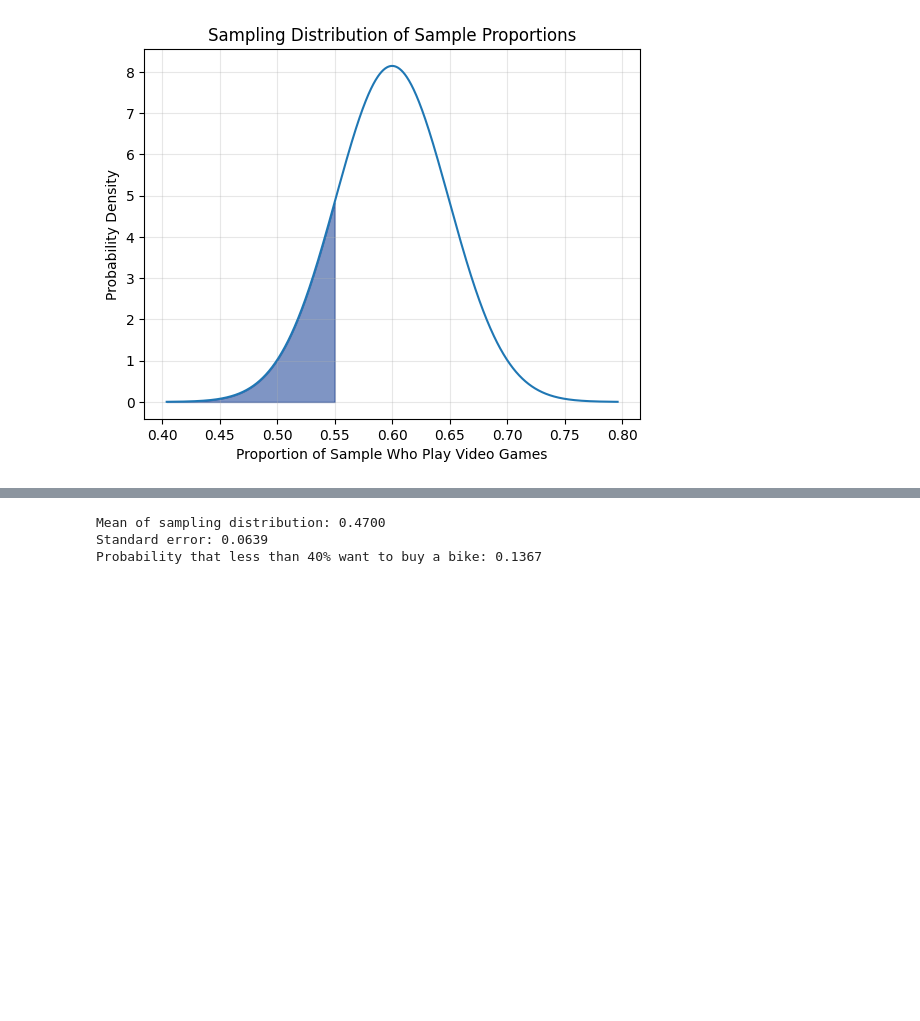
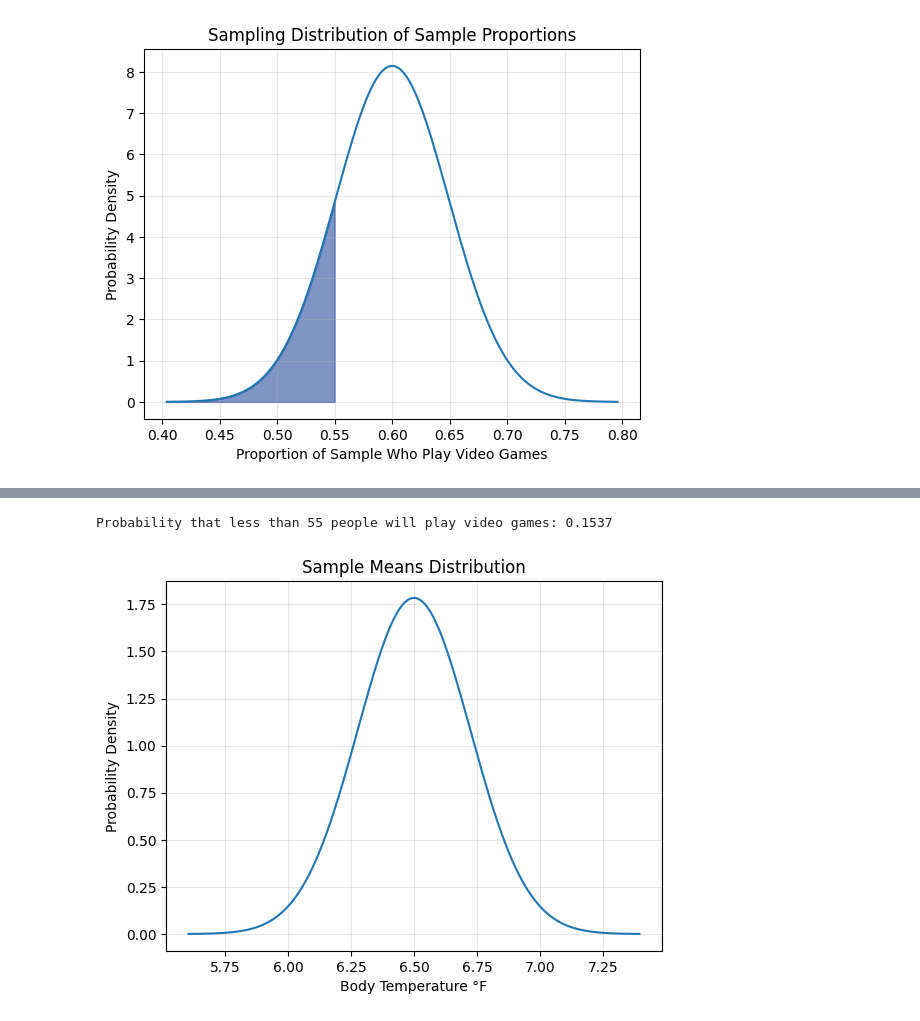
Before and after one commit to thomasnield/manning_grokking_statistics, a Jupyter notebook: ch5/ch5.ipynb, the cells around one changed output, grey strips where cells are left out. Saved outputs shown, nothing was run; the diff lists cells and outputs as text; code cells hidden in the pictures; blank space fills up the shorter version.

```diff
--- a/ch5/ch5.ipynb
+++ b/ch5/ch5.ipynb
@@ -273,26 +287,53 @@ Probability that less than 40% want to buy a bike: 0.1367
-# %%
-import scipy.stats as stats
-import numpy as np
-
-# Parameters
-p = 0.47  # Population proportion (47% want to buy a bike)
-n = 61    # Sample size
-p_hat = 0.40  # Threshold proportion (40%)
-
-# Calculate mean and standard error
-mu = p
-se = np.sqrt(p * (1 - p) / n)
-
-# Create normal distribution with mean=mu and std=se
-norm_dist = stats.norm(loc=mu, scale=se)
-
-# Calculate probability P(X < 0.40) directly
-prob = norm_dist.cdf(p_hat)
-
-print(f"Mean of sampling distribution: {mu:.4f}")
-print(f"Standard error: {se:.4f}")
-print(f"Probability that less than 40% want to buy a bike: {prob:.4f}")
-# %% [output]
-Mean of sampling distribution: 0.4700
-Standard error: 0.0639
-Probability that less than 40% want to buy a bike: 0.1367
+# %%
+from scipy.stats import norm
+import numpy as np
+
+p = 0.60  #A
+n = 100  #B
+p_hat = 0.55  #C
+
+assert n * p >= 5  #D
+assert n * (1 - p) >= 5  #E
+
+mu = p  #F
+se = np.sqrt(p * (1 - p) / n)  #G
+
+prob = norm.cdf(p_hat, loc=mu, scale=se)  #H
+
+print(f"Probability that less than 55 people will play video games: {prob:.4f}")  #I
+
+#A Set population proportion to 0.60
+#B Set sample size to 100
+#C Set threshold proportion to 0.55
+#D Check if n*p is at least 5 for normal approximation
+#E Check if n*(1-p) is at least 5 for normal approximation
+#F Set mean of sampling distribution to population proportion
+#G Calculate standard error of the proportion
+#H Calculate probability of sample proportion less than 0.55 using normal CDF
+#I Print probability of sample proportion less than 0.55 formatted to four decimal places
+# %% [output]
+Probability that less than 55 people will play video games: 0.1537
+# %%
+import numpy as np
+import matplotlib.pyplot as plt
+from scipy.stats import norm
+from math import sqrt
+
+mu, sigma = 6.5, 1.5  #A
+n = 45  #B
+
+mu_sample_means = mu  #C
+mu_sample_sigma = sigma / sqrt(n)  #D
+
+x = np.linspace(mu_sample_means - mu_sample_sigma * 4, mu_sample_means + mu_sample_sigma * 4, 1000)  #E
+y = norm.pdf(x, mu_sample_means, mu_sample_sigma)  #F
+
+plt.plot(x, y)  #J
+
+plt.title("Sample Means Distribution")  #N
+plt.xlabel("Body Temperature °F")  #O
+plt.ylabel("Probability Density")  #P
+plt.grid(True, alpha=0.3)  #Q
+plt.show()  #R
+# %% [output]
+[figure, added]
```
Also changed, not shown: parts of 11 cells of this notebook, 31 other files.
